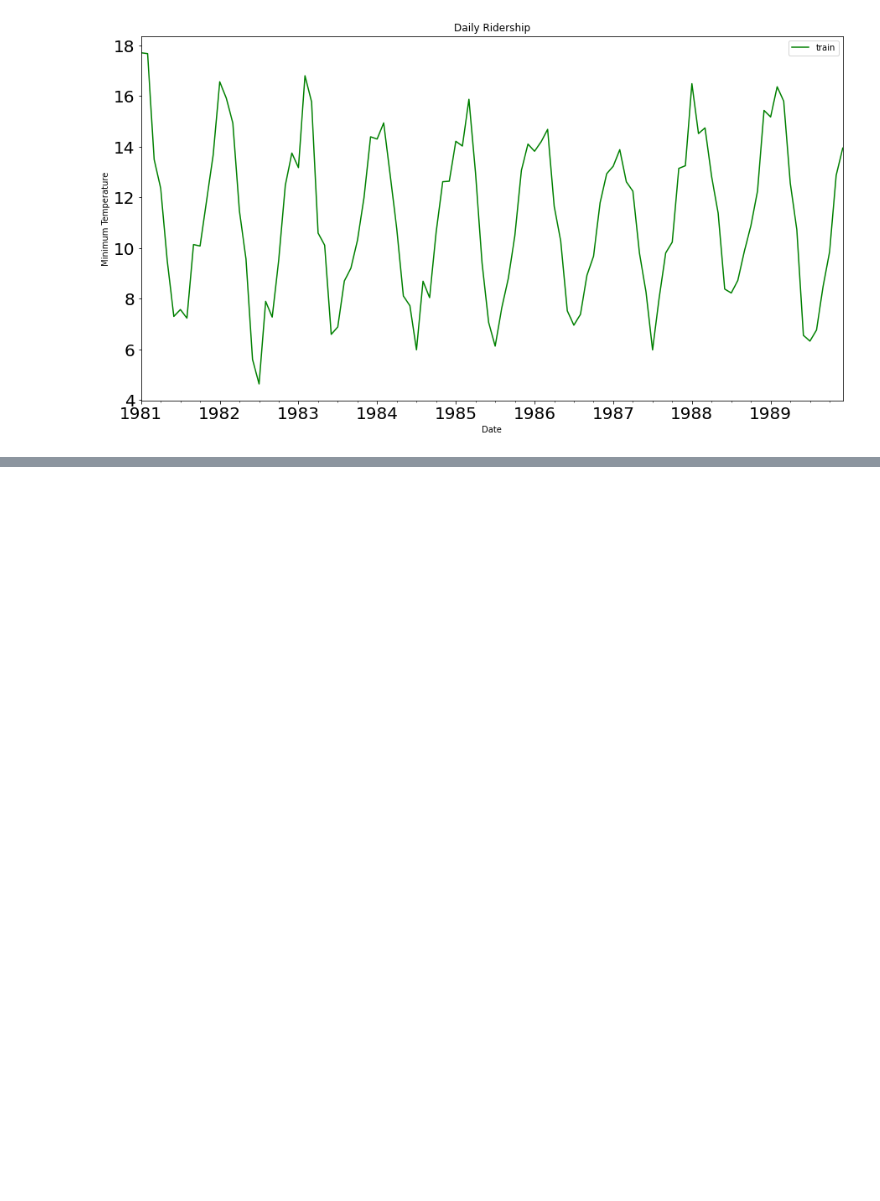
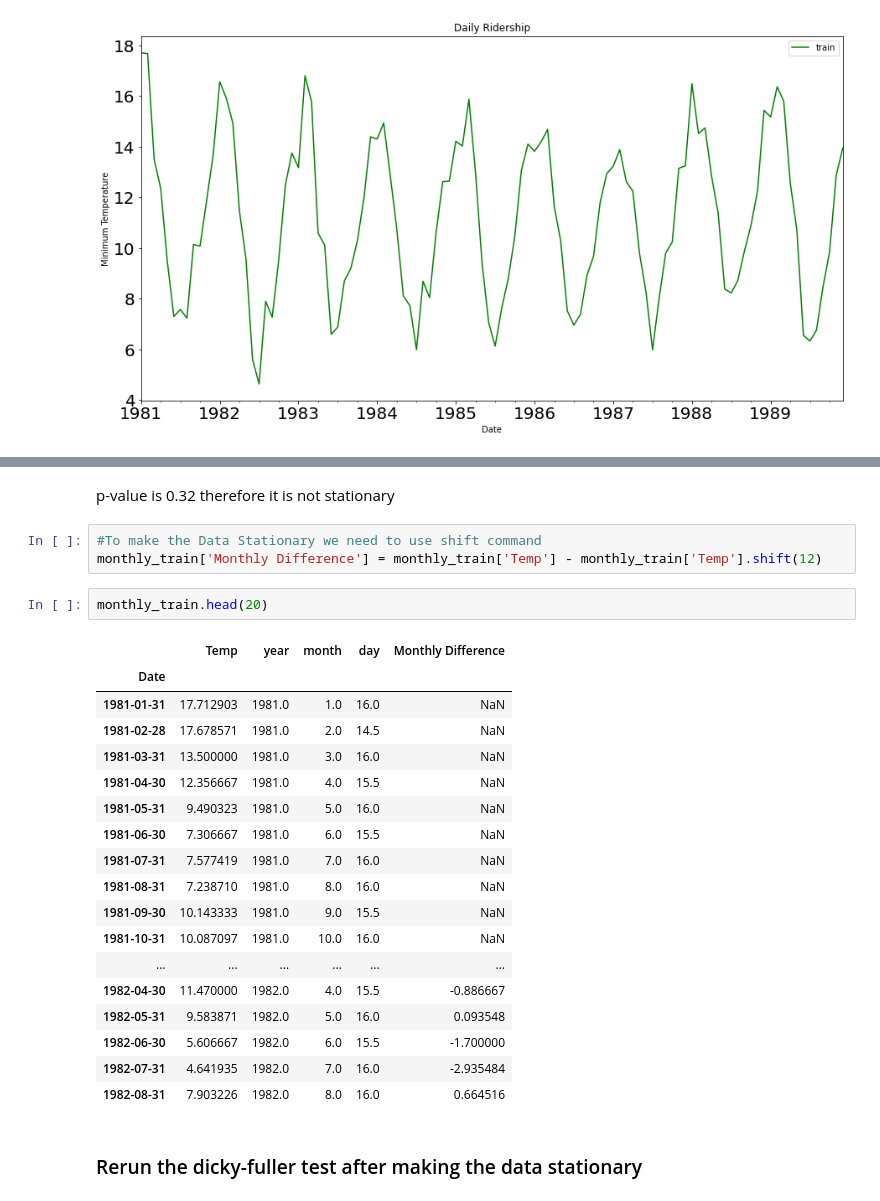
Before and after one commit to shanmukha6959/Monthly_Minimal_Temperature_Time_Series_Forecasting, a Jupyter notebook: Minimal_Monthly_Temperatures_TSF.ipynb, the cells around one changed output, grey strips where cells are left out. Saved outputs shown, nothing was run; the diff lists cells and outputs as text; blank space fills up the shorter version.

```diff
--- a/Minimal_Monthly_Temperatures_TSF.ipynb
+++ b/Minimal_Monthly_Temperatures_TSF.ipynb
@@ -115,0 +162,28 @@ plt.show()
+# %% [markdown]
+p-value is 0.32 therefore it is not stationary
+# %%
+#To make the Data Stationary we need to use shift command
+monthly_train['Monthly Difference'] = monthly_train['Temp'] - monthly_train['Temp'].shift(12)
+# %%
+monthly_train.head(20)
+# %% [output]
+|  | Temp | year | month | day | Monthly Difference |
+| Date |  |  |  |  |  |
+| 1981-01-31 | 17.712903 | 1981.0 | 1.0 | 16.0 | NaN |
+| 1981-02-28 | 17.678571 | 1981.0 | 2.0 | 14.5 | NaN |
+| 1981-03-31 | 13.500000 | 1981.0 | 3.0 | 16.0 | NaN |
+| 1981-04-30 | 12.356667 | 1981.0 | 4.0 | 15.5 | NaN |
+| 1981-05-31 | 9.490323 | 1981.0 | 5.0 | 16.0 | NaN |
+| 1981-06-30 | 7.306667 | 1981.0 | 6.0 | 15.5 | NaN |
+| 1981-07-31 | 7.577419 | 1981.0 | 7.0 | 16.0 | NaN |
+| 1981-08-31 | 7.238710 | 1981.0 | 8.0 | 16.0 | NaN |
+| 1981-09-30 | 10.143333 | 1981.0 | 9.0 | 15.5 | NaN |
+| 1981-10-31 | 10.087097 | 1981.0 | 10.0 | 16.0 | NaN |
+| ... | ... | ... | ... | ... | ... |
+| 1982-04-30 | 11.470000 | 1982.0 | 4.0 | 15.5 | -0.886667 |
+| 1982-05-31 | 9.583871 | 1982.0 | 5.0 | 16.0 | 0.093548 |
+| 1982-06-30 | 5.606667 | 1982.0 | 6.0 | 15.5 | -1.700000 |
+| 1982-07-31 | 4.641935 | 1982.0 | 7.0 | 16.0 | -2.935484 |
+| 1982-08-31 | 7.903226 | 1982.0 | 8.0 | 16.0 | 0.664516 |
+# %% [markdown]
+### Rerun the dicky-fuller test after making the data stationary
```
Also changed, not shown: parts of 10 cells of this notebook.
